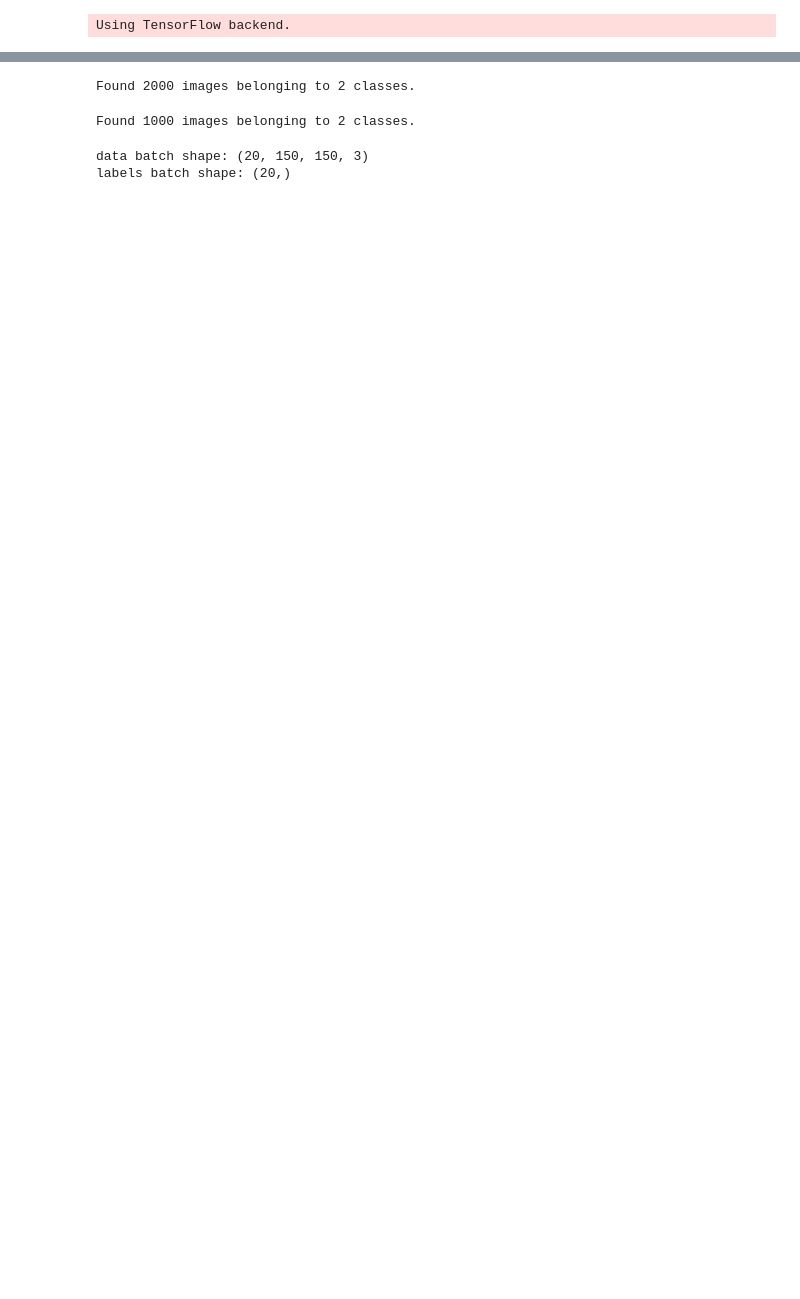
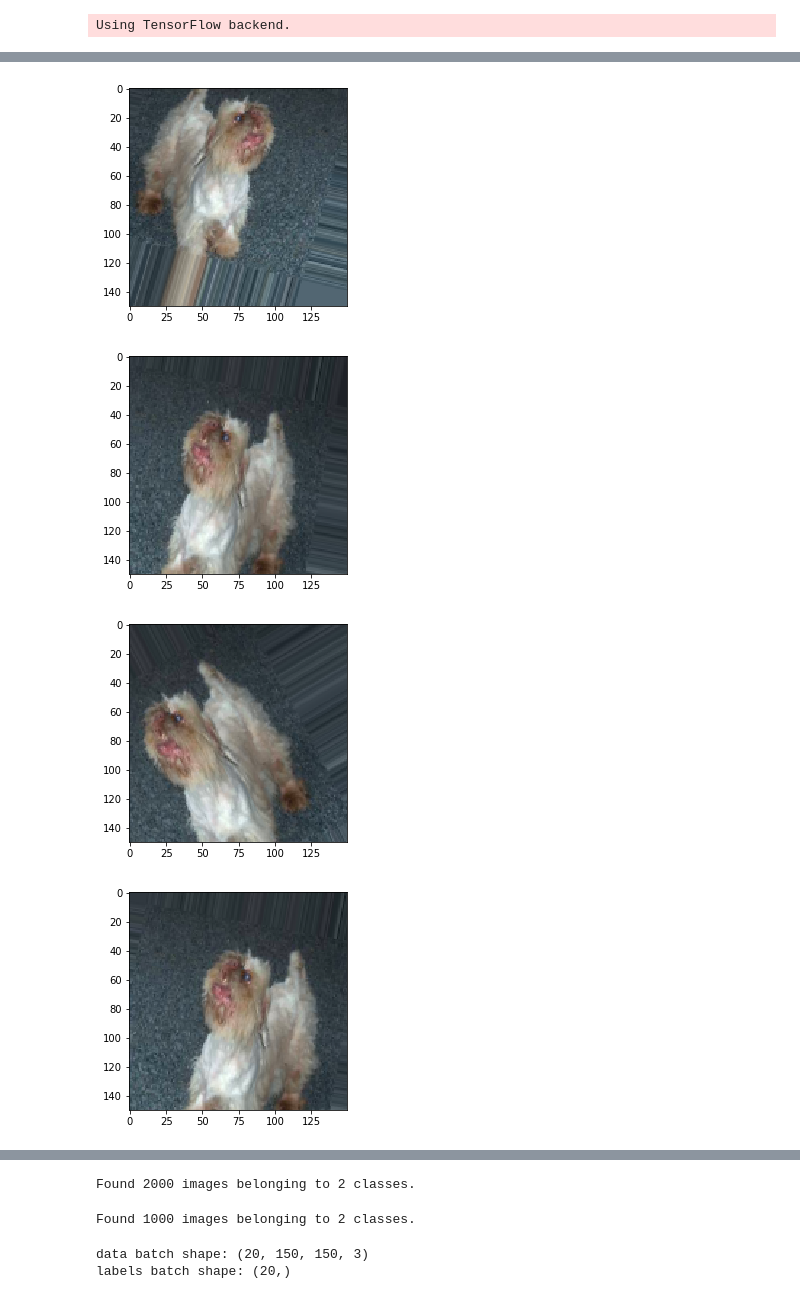
Before and after one commit to MinhBoll/csc767, a Jupyter notebook: cats&dogs.ipynb, the cells around one changed output, grey strips where cells are left out. Drawn from its saved outputs; the diff is of its cells as text; code cells hidden in the pictures; blank space fills up the shorter version.

```diff
--- a/cats&dogs.ipynb
+++ b/cats&dogs.ipynb
@@ -41,0 +54,21 @@ plt.show()
+# %%
+fnames = [os.path.join(train_dogs_dir, fname) for fname in os.listdir(train_dogs_dir)]
+rand_nbr = np.random.randint(low=1, high=100, size=2)
+for i in range(len(rand_nbr)):
+    img_path = fnames[i]
+    img = image.load_img(img_path, target_size=(150, 150))
+    x = image.img_to_array(img)
+    x = x.reshape((1,) + x.shape)
+    i = 0
+    for batch in datagen.flow(x, batch_size=1):
+        plt.figure(i)
+        imgplot = plt.imshow(image.array_to_img(batch[0]))
+        i += 1
+        if i % 4 == 0:
+            break
+    plt.show()
+# %% [output]
+[figure, added]
+[figure, added]
+[figure, added]
+[figure, added]
```
Also changed, not shown: parts of 62 cells of this notebook.
